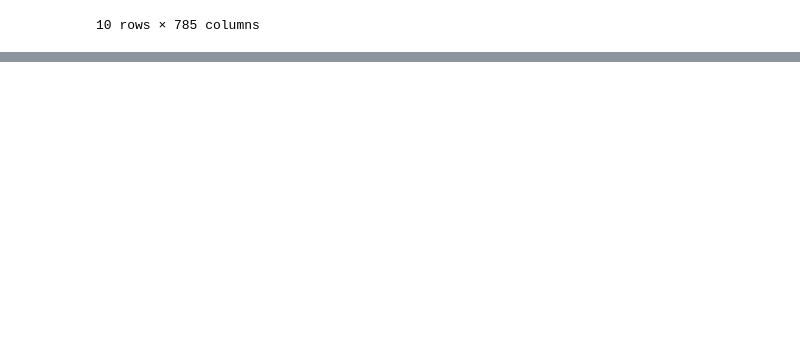
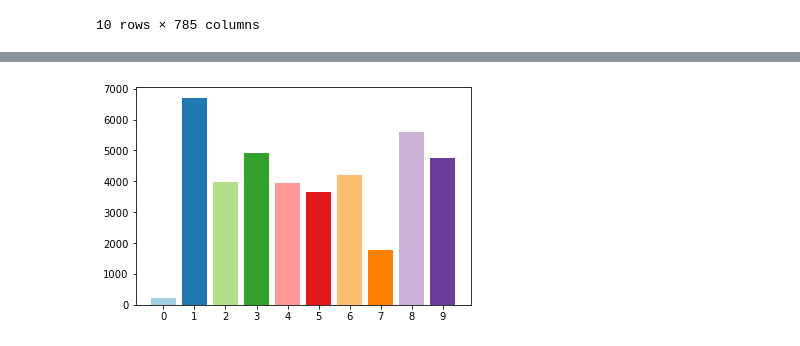
Before and after one commit to anaandjelic/handwritten-digit-recognition, a Jupyter notebook: handwritten_digit_recognition_svm.ipynb, the cells around one changed output, grey strips where cells are left out. Cells and saved outputs as stored; diff of their text form; code cells hidden in the pictures; blank space fills up the shorter version.

```diff
--- a/handwritten_digit_recognition_svm.ipynb
+++ b/handwritten_digit_recognition_svm.ipynb
@@ -62,0 +130,9 @@ training.describe(percentiles=[0,0.25,0.5,0.75,1])
+# %%
+modified_training = training.copy(True).astype(bool)
+modified_training["label"] = training["label"]
+plot_series = modified_training.groupby("label").sum().sort_index()["pixel406"]
+plt.bar(range(len(plot_series)), plot_series, color=plt.cm.Paired(np.arange(len(plot_series))))
+plt.xticks(range(10))
+plt.show()
+# %% [output]
+[figure, added]
```
Also changed, not shown: parts of 17 cells of this notebook.
